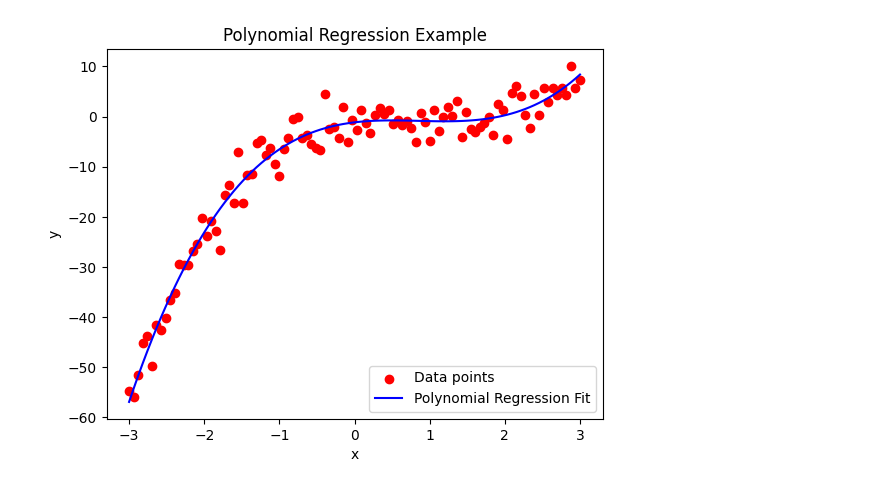
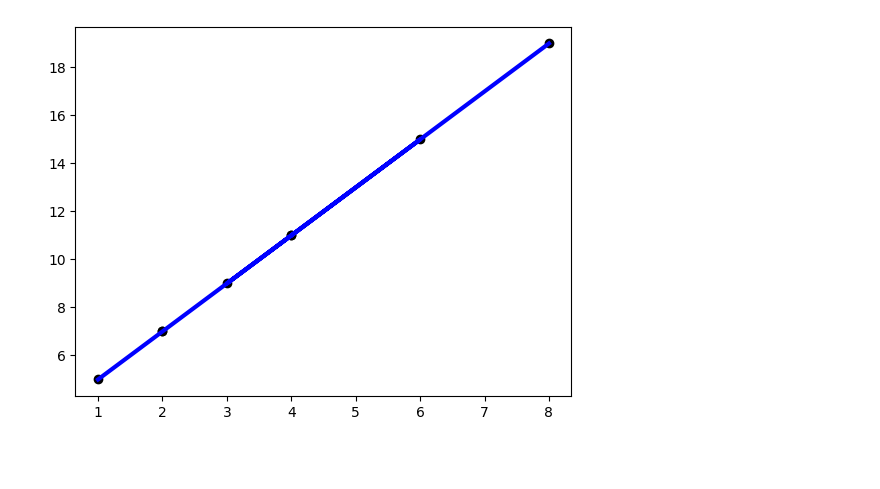
Before and after one commit to FreeRikato/MC_Lab, a Jupyter notebook: regression.ipynb, the cells around one changed output. Drawn from its saved outputs; the diff is of its cells as text; code cells hidden in the pictures; blank space fills up the shorter version.

```diff
--- a/regression.ipynb
+++ b/regression.ipynb
@@ -30,30 +1,23 @@ plt.show()
-# %%
-# Polynomial regression
-# Generating synthetic data
-np.random.seed(0)
-x = np.linspace(-3, 3, 100)
-y = x**3 - 3*x**2 + 2*x + np.random.randn(*x.shape) * 3
-
-# Reshaping x for sklearn compatibility
-x = x[:, np.newaxis]
-
-# Polynomial features
-degree = 3
-poly_features = PolynomialFeatures(degree=degree)
-x_poly = poly_features.fit_transform(x)
-
-# Polynomial regression model
-model = LinearRegression()
-model.fit(x_poly, y)
-y_pred = model.predict(x_poly)
-
-# Plotting the results
-plt.scatter(x, y, color='red', label='Data points')
-plt.plot(x, y_pred, color='blue', label='Polynomial Regression Fit')
-plt.xlabel('x')
-plt.ylabel('y')
-plt.title('Polynomial Regression Example')
-plt.legend()
-plt.show()
-# %% [output]
-[figure, removed]
+# %%
+import numpy as np
+import matplotlib.pyplot as plt
+from sklearn.linear_model import LinearRegression
+from sklearn.model_selection import train_test_split
+
+# Sample data
+X = np.array([[1, 2], [2, 4], [3, 6], [4, 8]]).reshape(-1, 1)
+y = np.dot(X, np.array([2])) + 3
+
+# Splitting the data
+X_train, X_test, y_train, y_test = train_test_split(X, y, test_size=0.33, random_state=42)
+
+# Creating and training the model
+model = LinearRegression()
+model.fit(X_train, y_train)
+
+# Predicting and plotting
+plt.scatter(X, y, color='black')
+plt.plot(X, model.predict(X), color='blue', linewidth=3)
+plt.show()
+# %% [output]
+[figure, added]
```
Also changed, not shown: parts of 3 cells of this notebook, 4 other files.
